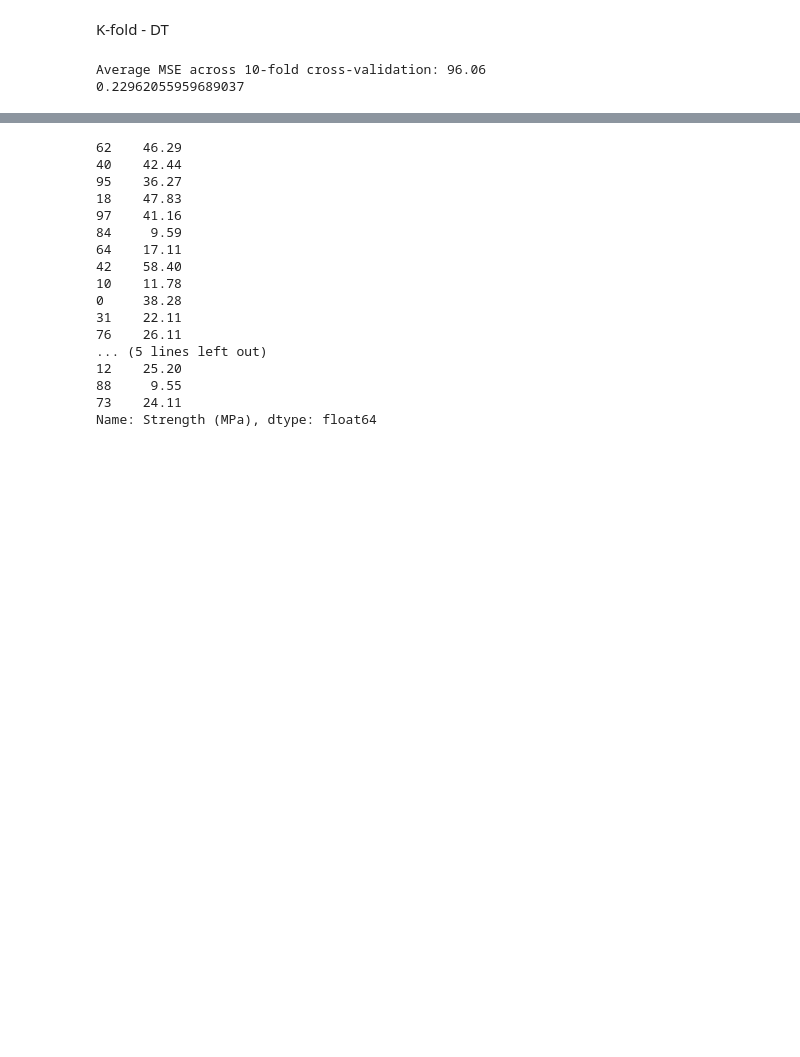
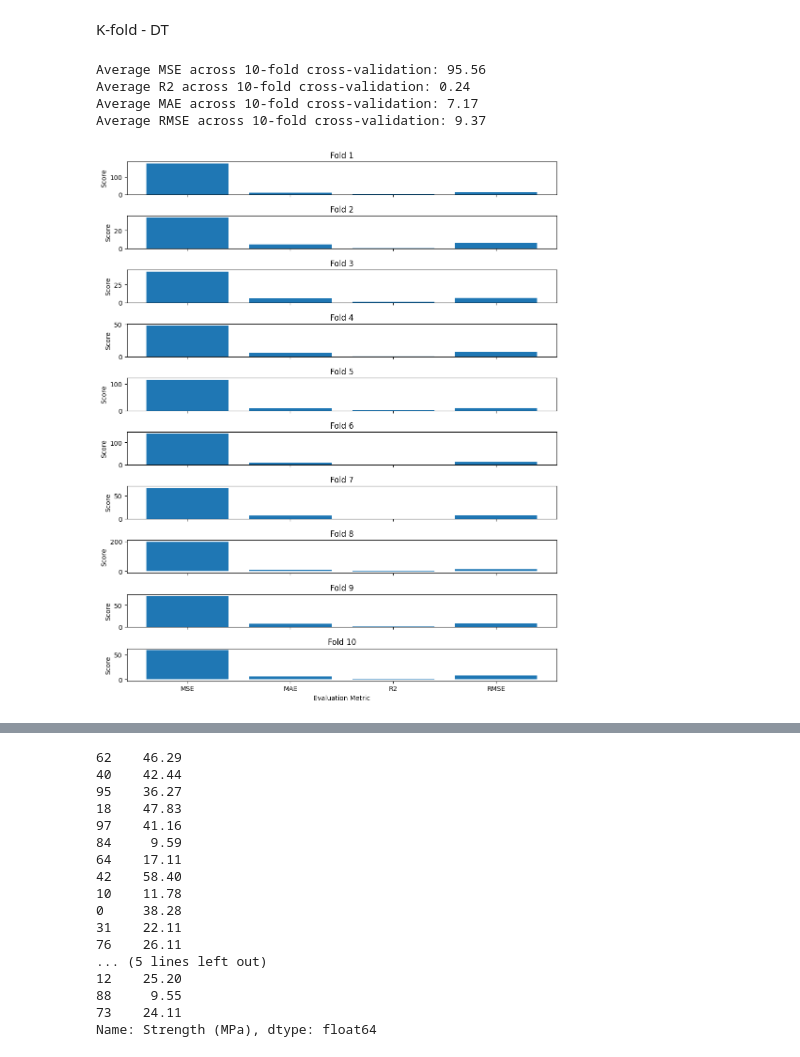
Before and after one commit to FahimS45/Result-regeneration-from-research-papers, a Jupyter notebook: Predicting-the-compressive-strength-of-concrete-with-fly-ash-admixture/Results-temp3.ipynb, the cells around one changed output, grey strips where cells are left out. Saved outputs shown, nothing was run; the diff lists cells and outputs as text; code cells hidden in the pictures; blank space fills up the shorter version.

```diff
--- a/Predicting-the-compressive-strength-of-concrete-with-fly-ash-admixture/Results-temp3.ipynb
+++ b/Predicting-the-compressive-strength-of-concrete-with-fly-ash-admixture/Results-temp3.ipynb
@@ -302,9 +381,9 @@ from sklearn.tree import DecisionTreeRegressor
 model_dt = DecisionTreeRegressor(random_state=42)
 
 param_grid = {
-    'max_depth': [5, 6, 7, 9, 11, 13, 15, 17],
-    'min_samples_split': [2, 4, 6, 8, 9, 10, 12, 13, 14, 15],
-    'min_samples_leaf': [2, 3, 4, 5, 6, 7]
+    'max_depth': [2, 3, 4, 5, 6, 7, 8, 9, 10, 11, 12, 13, 14, 15, 16, 17, 19, 21, 23],
+    'min_samples_split': [2, 3, 4, 5, 6, 7, 8, 9, 10, 11, 12, 13, 14, 15],
+    'min_samples_leaf': [2, 3, 4, 5, 6, 7, 8, 9, 10, 11]
 }
 
 grid_search = GridSearchCV(model_dt, param_grid, cv=10, scoring='r2')
@@ -374,6 +453,8 @@ kf = KFold(n_splits=k, shuffle=True, random_state=42)
 # Lists to store evaluation metrics (e.g., MSE) for each fold
 mse_scores = []
 r2_scores = []
+mae_scores = []
+rmse_scores = []
 
 # Perform k-fold cross-validation
 for train_index, val_index in kf.split(X):
@@ -390,16 +471,67 @@ for train_index, val_index in kf.split(X):
     # Calculate mean squared error (MSE) for the validation predictions
     fold_mse = mean_squared_error(y_val, y_val_pred)
     fold_r2 = r2_score(y_val, y_val_pred)
+    fold_mae = mean_absolute_error(y_val, y_val_pred)
+    fold_rmse = np.sqrt(fold_mse)
 
     # Append the MSE score to the list of scores
     mse_scores.append(fold_mse)
     r2_scores.append(fold_r2)
+    mae_scores.append(fold_mae)
+    rmse_scores.append(fold_rmse)
 
 # Calculate and print the average MSE across all folds
 avg_mse = np.mean(mse_scores)
 avg_r2 = np.mean(r2_scores)
+avg_mae = np.mean(mae_scores)
+avg_rmse = np.mean(rmse_scores)
+
 print(f"Average MSE across {k}-fold cross-validation: {avg_mse:.2f}")
-print(avg_r2)
+print(f"Average R2 across {k}-fold cross-validation: {avg_r2:.2f}")
+print(f"Average MAE across {k}-fold cross-validation: {avg_mae:.2f}")
+print(f"Average RMSE across {k}-fold cross-validation: {avg_rmse:.2f}")
 # %% [output]
-Average MSE across 10-fold cross-validation: 96.06
-0.22962055959689037
+Average MSE across 10-fold cross-validation: 95.56
+Average R2 across 10-fold cross-validation: 0.24
+Average MAE across 10-fold cross-validation: 7.17
+Average RMSE across 10-fold cross-validation: 9.37
+# %%
+import matplotlib.pyplot as plt
+import numpy as np
+
+def evaluation_metrics_plot(mse_scores, mae_scores, r2_scores, rmse_scores):
+    num_folds = len(mse_scores)  # Assuming all lists have the same length (10 folds)
+    num_metrics = 4  # Number of evaluation metrics (MSE, MAE, R2, RMSE)
+
+    # Create subplots for each fold
+    fig, axes = plt.subplots(num_folds, figsize=(10, 12), sharex=True)
+
+    # Iterate over each fold and plot the evaluation metrics as histograms
+    for fold_idx in range(num_folds):
+        # Extract scores for the current fold
+        mse_score = mse_scores[fold_idx]
+        mae_score = mae_scores[fold_idx]
+        r2_score = r2_scores[fold_idx]
+        rmse_score = rmse_scores[fold_idx]
+
+        # Combine scores into a single array for plotting
+        scores_array = np.array([mse_score, mae_score, r2_score, rmse_score])
+
+        # Plot histogram for the current fold
+        axes[fold_idx].bar(np.arange(num_metrics), scores_array, tick_label=['MSE', 'MAE', 'R2', 'RMSE'])
+        axes[fold_idx].set_title(f'Fold {fold_idx + 1}')
+        axes[fold_idx].set_ylabel('Score')
+
+    # Set common x-axis label
+    axes[-1].set_xlabel('Evaluation Metric')
+
+    # Adjust layout and show the plot
+    plt.tight_layout()
+    plt.show()
+
+# Example usage:
+# Assuming mse_scores, mae_scores, r2_scores, rmse_scores are lists of lists with 10 values each (one value per fold)
+# Call the function with these lists to plot the histograms for each fold, with metrics on the x-axis
+evaluation_metrics_plot(mse_scores, mae_scores, r2_scores, rmse_scores)
+# %% [output]
+[figure, added]
```
Also changed, not shown: parts of 14 cells of this notebook.
